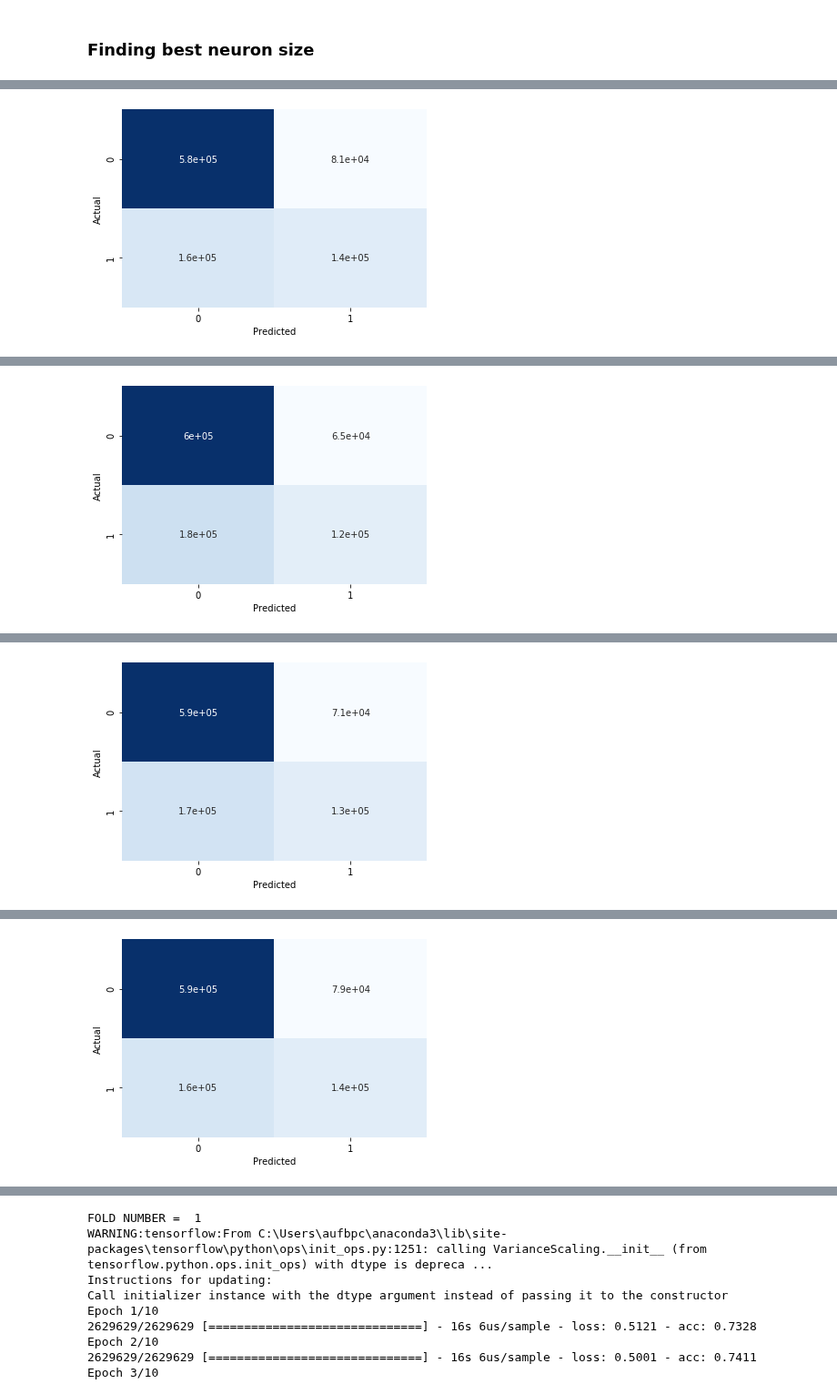
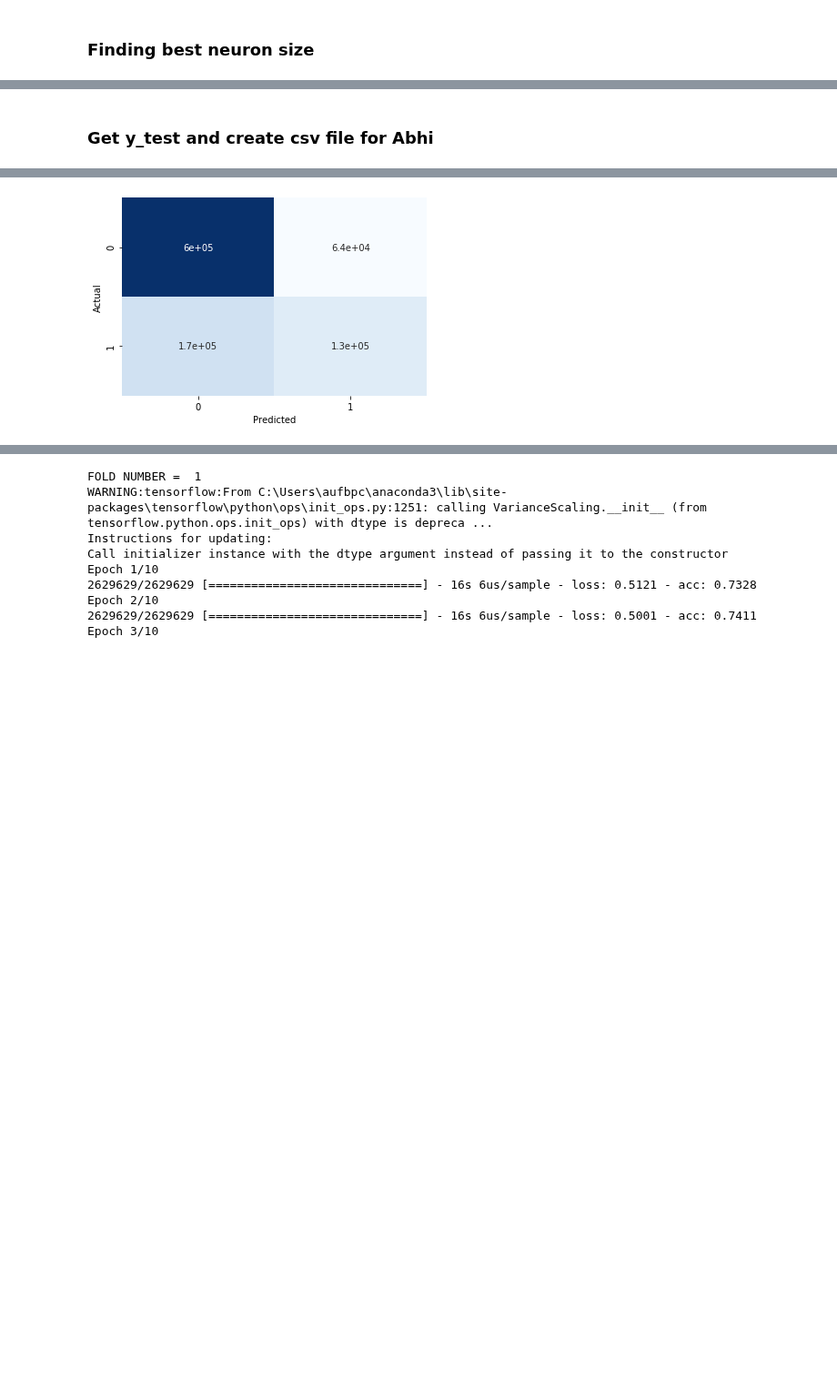
Before and after one commit to Abhilash240800/FinalProject_USAccidents, a Jupyter notebook: Jupyter Notebooks/NeuralNet_v2.ipynb, the cells around one changed output, grey strips where cells are left out. Shown at 91% size. Saved outputs shown, nothing was run; the diff lists cells and outputs as text; code cells hidden in the pictures; blank space fills up the shorter version.

```diff
--- a/Jupyter Notebooks/NeuralNet_v2.ipynb
+++ b/Jupyter Notebooks/NeuralNet_v2.ipynb
@@ -587,0 +809,2 @@ Average Accuracy:  0.731354194831286
+# %% [markdown]
+### Get y_test and create csv file for Abhi
@@ -588,45 +854,38 @@ Average Accuracy:  0.731354194831286
+# %%
+cat_cols = ['Wind_Direction', 'Timezone', 'State', 'Condition', 'Hour', 'Weekday']
+data = revert_one_hot(data, cat_cols)
+
+X = data.drop('Grouped_Severity',axis=1)
+y = data['Grouped_Severity']
+X_train, X_test, y_train, y_test = train_test_split(X, y, test_size=0.25, random_state=30027,shuffle = True)
+
+X_train_transformed = transform(X_train)
+X_test_transformed = transform(X_test)
 # %%
-data = feather.read_dataframe("{}_numeric_v2.feather".format(FILENAME))
+model = tf.keras.Sequential()
+model.add(tf.keras.layers.Dense(120,input_dim=X_train_transformed.shape[1], activation='relu'))
+model.add(tf.keras.layers.Dense(int(2/3*120), activation=tf.nn.leaky_relu))
+model.add(tf.keras.layers.Dense(1, activation="sigmoid"))
+# Compile model
+model.compile(loss='binary_crossentropy', optimizer='adam', metrics=['accuracy'])
 
-y = data['Grouped_Severity']
-data = data.drop(["Grouped_Severity"], axis=1)
-scaler=MinMaxScaler(feature_range=(0,1))
-data = scaler.fit_transform(data)
-X_train, X_test, y_train, y_test = train_test_split(data, y, test_size=0.33, random_state=30027,shuffle = True)
+model.fit(X_train_transformed, y_train, epochs=25, batch_size=128)
 
-max_neurons = X.shape[1]
-neuron_size = range(max_neurons,4,-20)
+y_preds = model.predict(X_test_transformed)
+p = []
+for i in y_preds:
+    p.append(np.argmax(i))
 
-accs = []
+test_acc = accuracy_score(y_test, p)
 
-for i in neuron_size:
-    print("==================================")
-    print("Neuron Size: ", str(i))
-    model = tf.keras.Sequential()
-    model.add(tf.keras.layers.Dense(i,input_dim=X_train.shape[1], activation='relu'))
-    model.add(tf.keras.layers.Dense(int(2/3*i), activation=tf.nn.leaky_relu))
-    model.add(tf.keras.layers.Dense(2, activation=tf.nn.softmax))
-    # Compile model
-    model.compile(loss='sparse_categorical_crossentropy', optimizer='adam', metrics=['accuracy'])
+print("\nTest Accuracy:", test_acc)
 
-    model.fit(X_train, y_train, epochs=5, batch_size=128)
-
-    y_preds = model.predict(X_test)
-    p = []
-    for i in y_preds:
-        p.append(np.argmax(i))
-
-    test_acc = accuracy_score(y_test, p)
-    accs.append(test_acc)
-
-    print("\nTest Accuracy:", test_acc)
-
-    cm=confusion_matrix(y_test,p)
-    cm = pd.DataFrame(cm, index = [i for i in "01"],
-                          columns = [i for i in "01"])
-    cm.index.name = 'Actual'
-    cm.columns.name = 'Predicted'
-    sns.heatmap(cm, annot=True,
-                    cmap='Blues', cbar=False)
-    plt.show()
+cm=confusion_matrix(y_test,p)
+cm = pd.DataFrame(cm, index = [i for i in "01"],
+                      columns = [i for i in "01"])
+cm.index.name = 'Actual'
+cm.columns.name = 'Predicted'
+sns.heatmap(cm, annot=True,
+                cmap='Blues', cbar=False)
+plt.show()
 # %% [output]
@@ -647 +893 @@ Test Accuracy: 0.7494269849138869
-[figure, old version]
+[figure, new version]
@@ -662 +893,0 @@ Test Accuracy: 0.7470643996357594
-[figure, removed]
@@ -677 +893,0 @@ Test Accuracy: 0.7481067166702274
-[figure, removed]
@@ -692 +893,0 @@ Test Accuracy: 0.747769648972514
-[figure, removed]
```
Also changed, not shown: parts of 29 cells of this notebook.
